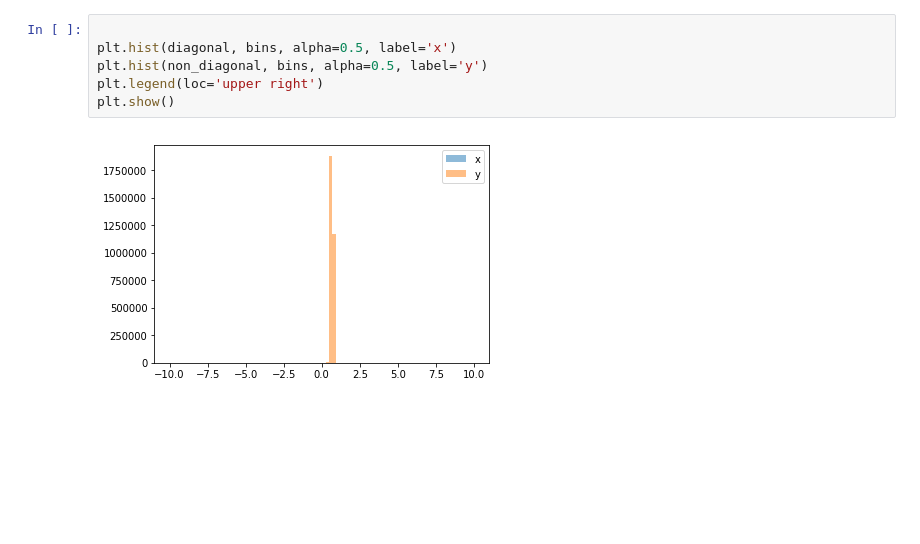
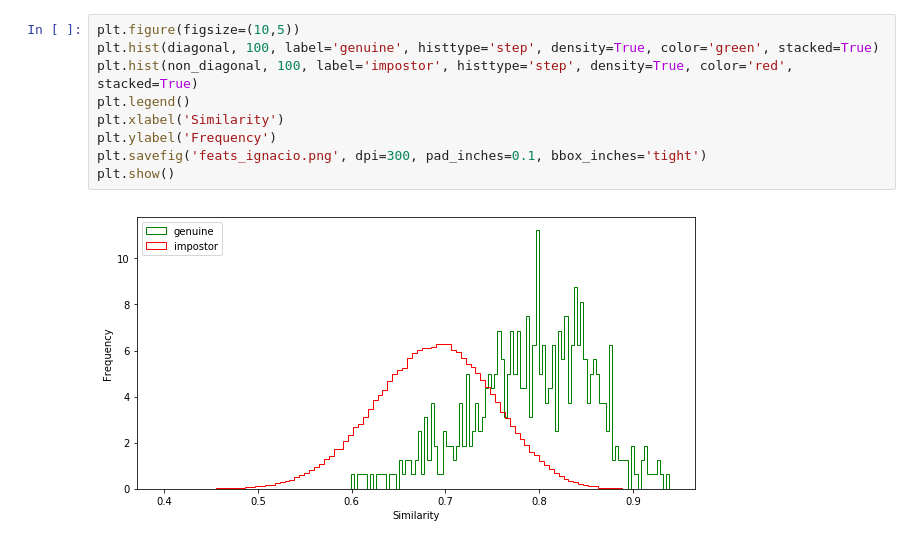
Before and after one commit to fgvenegas/Proyecto-Reconocimiento-de-Patrones, a Jupyter notebook: hist.ipynb, the cells around one changed output. Cells and saved outputs as stored; diff of their text form; blank space fills up the shorter version.

Commit message:
mejorado hist

```diff
--- a/hist.ipynb
+++ b/hist.ipynb
@@ -60,8 +63,11 @@ d
-# %%
-
-plt.hist(diagonal, bins, alpha=0.5, label='x')
-plt.hist(non_diagonal, bins, alpha=0.5, label='y')
-plt.legend(loc='upper right')
-plt.show()
-# %% [output]
-[figure, removed]
+# %%
+plt.figure(figsize=(10,5))
+plt.hist(diagonal, 100, label='genuine', histtype='step', density=True, color='green', stacked=True)
+plt.hist(non_diagonal, 100, label='impostor', histtype='step', density=True, color='red', stacked=True)
+plt.legend()
+plt.xlabel('Similarity')
+plt.ylabel('Frequency')
+plt.savefig('feats_ignacio.png', dpi=300, pad_inches=0.1, bbox_inches='tight')
+plt.show()
+# %% [output]
+[figure, added]
```
Also changed, not shown: parts of 7 cells of this notebook.
